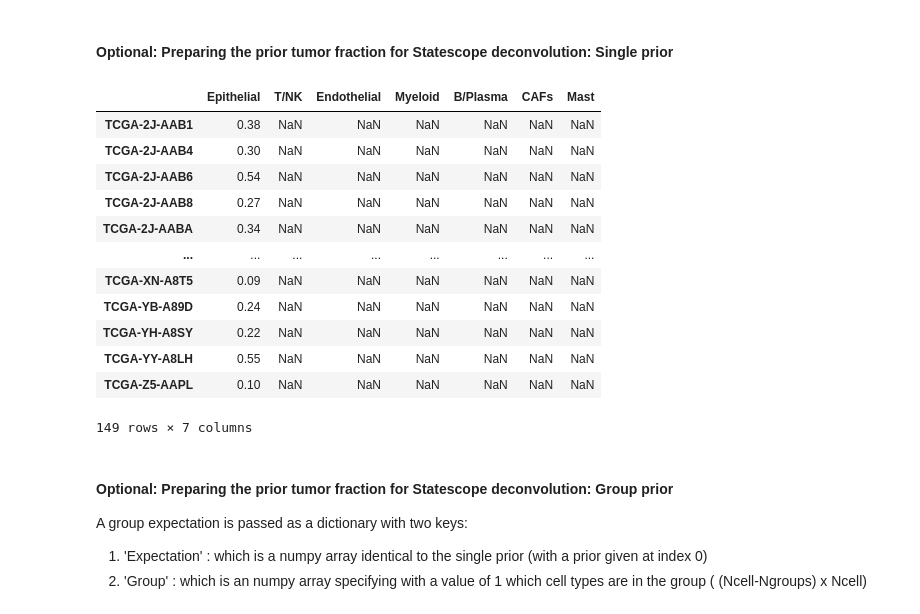
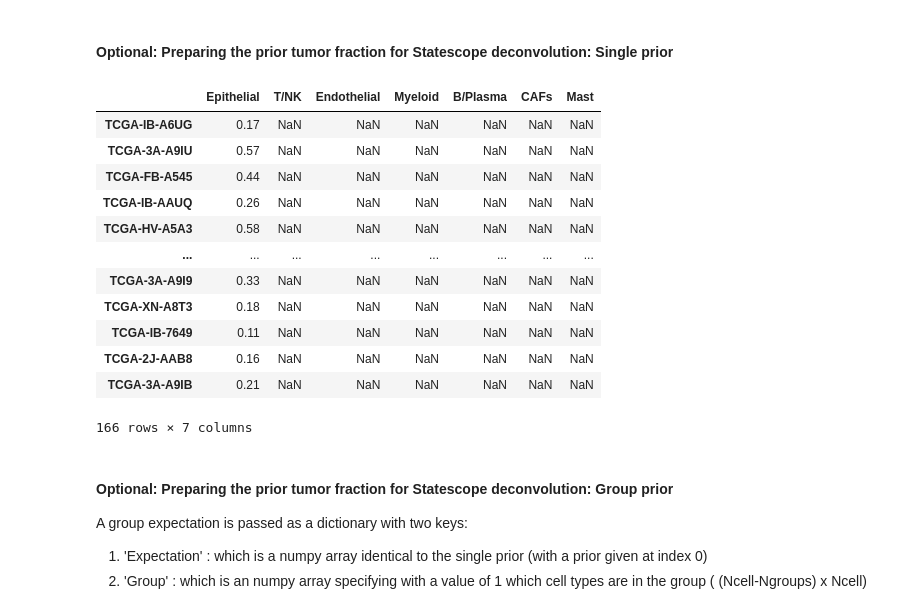
Before and after one commit to tgac-vumc/Statescope, a Jupyter notebook: tutorial/AdvancedTutorial.ipynb, the cells around one changed output. Cells and saved outputs as stored; diff of their text form; code cells hidden in the pictures.

```diff
--- a/tutorial/AdvancedTutorial.ipynb
+++ b/tutorial/AdvancedTutorial.ipynb
@@ -18,7 +18,10 @@ import numpy as np
 # %%
 # Read TCGA-PAAD dataset, stored locally and retrieved from https://portal.gdc.cancer.gov/projects/TCGA-PAAD
 Bulk = pd.read_csv('TCGA_PAAD_Count_Matrix.txt', sep = '\t', index_col = 'gene')
-Bulk.head(3)
+
+## Normalize bulk to cp10k
+Bulk_normalized = Bulk.div(Bulk.sum(axis=0), axis=1) * 1e4
+Bulk_normalized.head(3)
 # %% [output]
 |  | TCGA-IB-A6UG | TCGA-3A-A9IU | TCGA-FB-A545 | TCGA-IB-AAUQ | TCGA-HV-A5A3 | TCGA-IB-7897 | TCGA-HV-AA8V | ... |
 | gene |  |  |  |  |  |  |  | ... |
@@ -32,8 +35,15 @@ For the purpose of this notebook we will use ABSOLUTE (DNA-based) tumor purities
 # %%
-# Read ABSOLUTE DNA-based purity estimates
-Tumor_purities = pd.read_csv('ABSOLUTE_Purities.txt', sep = '\t', index_col = 'Tumor Sample ID')
-Tumor_purities.index = ['-'.join(x.split('-')[0:3]) for x in Tumor_purities.index]
+# Read ACE DNA-based purity estimates
+Tumor_purities = pd.read_csv('ACE_Tumor_purities_squaremodel.tsv', sep = '\t', index_col = 'sample')
+
+# Exclude samples with estimated tumor purity of 1
+samples_to_exclude = Tumor_purities.index[Tumor_purities['ACE'] == 1].to_list()
+
+# Drop samples to exclude and columns
+Tumor_purities = Tumor_purities.drop(samples_to_exclude, axis = 0)
+
 # subset and match Bulk to samples with purity information available
-Bulk = Bulk[Tumor_purities.index]
+Bulk_normalized = Bulk_normalized[Tumor_purities.index]
+
 print(Tumor_purities)
 # %% [output]
@@ -150,7 +161,7 @@ The following paramters can be set:
 - MarkerList (default = None); Custom marker list to be used instead of AutoGeneS
 # %%
 # Initialize simple model
-Statescope_simple_model = scope.Initialize_Statescope(Bulk, Signature = scRNAseq_dataset, celltype_key = 'major_celltype')
+Statescope_simple_model = scope.Initialize_Statescope(Bulk_normalized, Signature = scRNAseq_dataset, celltype_key = 'major_celltype')
 # %% [output]
 === Validating AnnData scRNAseq Object ===
 No negative values found in the data matrix (adata.X).
@@ -212,25 +220,25 @@ The next step in the Statescope analysis is the deconvolution analysis. In this
 # %%
 # Prepare the prior expectation for the tumor cell fraction
 # A single expectation is a pandas.Dataframe with shape (Nsample x Ncell)
 # Only cell types which are non-nan will be used as a prior
 Expectation_single = pd.DataFrame(np.nan, index=Statescope_simple_model.Samples, columns=Statescope_simple_model.Celltypes)
 # Fill in expected tumor fractions from ABSOLUTE
-Expectation_single.loc[:,'Epithelial']  = Tumor_purities.loc[Statescope_simple_model.Samples,'ABSOLUTE Purity']
+Expectation_single.loc[:,'Epithelial']  = Tumor_purities.loc[Statescope_simple_model.Samples,'ACE']
 Expectation_single
 # %% [output]
 |  | Epithelial | T/NK | Endothelial | Myeloid | B/Plasma | CAFs | Mast |
-| TCGA-2J-AAB1 | 0.38 | NaN | NaN | NaN | NaN | NaN | NaN |
-| TCGA-2J-AAB4 | 0.30 | NaN | NaN | NaN | NaN | NaN | NaN |
-| TCGA-2J-AAB6 | 0.54 | NaN | NaN | NaN | NaN | NaN | NaN |
-| TCGA-2J-AAB8 | 0.27 | NaN | NaN | NaN | NaN | NaN | NaN |
-| TCGA-2J-AABA | 0.34 | NaN | NaN | NaN | NaN | NaN | NaN |
+| TCGA-IB-A6UG | 0.17 | NaN | NaN | NaN | NaN | NaN | NaN |
+| TCGA-3A-A9IU | 0.57 | NaN | NaN | NaN | NaN | NaN | NaN |
+| TCGA-FB-A545 | 0.44 | NaN | NaN | NaN | NaN | NaN | NaN |
+| TCGA-IB-AAUQ | 0.26 | NaN | NaN | NaN | NaN | NaN | NaN |
+| TCGA-HV-A5A3 | 0.58 | NaN | NaN | NaN | NaN | NaN | NaN |
 | ... | ... | ... | ... | ... | ... | ... | ... |
-| TCGA-XN-A8T5 | 0.09 | NaN | NaN | NaN | NaN | NaN | NaN |
-| TCGA-YB-A89D | 0.24 | NaN | NaN | NaN | NaN | NaN | NaN |
-| TCGA-YH-A8SY | 0.22 | NaN | NaN | NaN | NaN | NaN | NaN |
-| TCGA-YY-A8LH | 0.55 | NaN | NaN | NaN | NaN | NaN | NaN |
-| TCGA-Z5-AAPL | 0.10 | NaN | NaN | NaN | NaN | NaN | NaN |
+| TCGA-3A-A9I9 | 0.33 | NaN | NaN | NaN | NaN | NaN | NaN |
+| TCGA-XN-A8T3 | 0.18 | NaN | NaN | NaN | NaN | NaN | NaN |
+| TCGA-IB-7649 | 0.11 | NaN | NaN | NaN | NaN | NaN | NaN |
+| TCGA-2J-AAB8 | 0.16 | NaN | NaN | NaN | NaN | NaN | NaN |
+| TCGA-3A-A9IB | 0.21 | NaN | NaN | NaN | NaN | NaN | NaN |
-149 rows × 7 columns
+166 rows × 7 columns
 # %% [markdown]
 #### Optional: Preparing the prior tumor fraction for Statescope deconvolution: Group prior
 A group expectation is passed as a dictionary with two keys:
```
Also changed, not shown: parts of 21 cells of this notebook, 1 other file.
